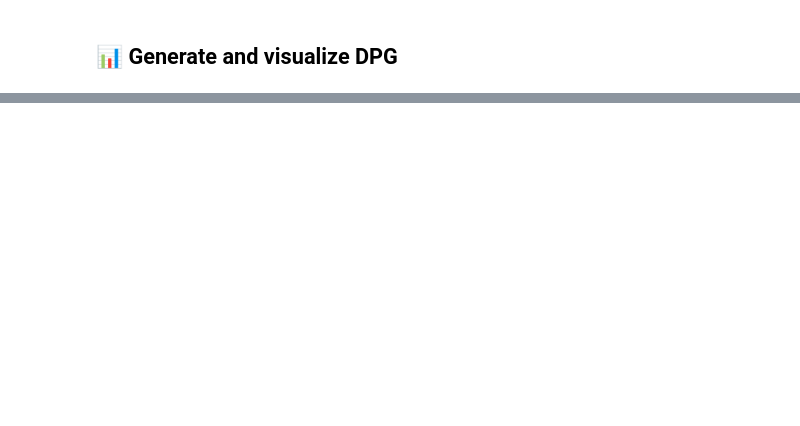
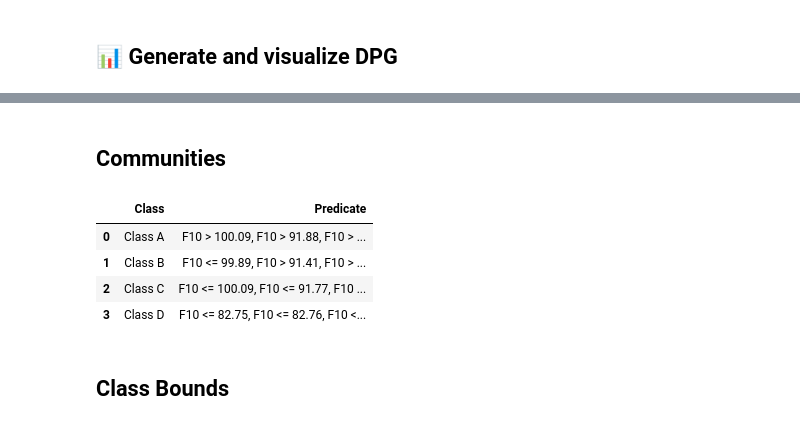
Before and after one commit to LeonardoArrighi/DPG, a Jupyter notebook: examples/example_dpg_notebook.ipynb, the cells around one changed output, grey strips where cells are left out. Drawn from its saved outputs; the diff is of its cells as text; code cells hidden in the pictures; blank space fills up the shorter version.

```diff
--- a/examples/example_dpg_notebook.ipynb
+++ b/examples/example_dpg_notebook.ipynb
@@ -43,0 +58,25 @@ plot_dpg("dpg_output.png", dot, df_nodes, dpg_metrics, save_dir="../datasets", c
+# %% [markdown]
+## Communities
+# %%
+import pandas as pd
+
+rows = []
+for group in dpg_metrics["Communities"]:
+    class_name = [s for s in group if s.startswith("Class")][0]
+    predicates = group - {class_name}
+    for pred in predicates:
+        rows.append({"Class": class_name, "Predicate": pred})
+
+df = pd.DataFrame(rows)
+
+# Group predicates by class
+grouped_df = df.groupby("Class")["Predicate"].apply(lambda x: ", ".join(sorted(x))).reset_index()
+grouped_df
+# %% [output]
+|  | Class | Predicate |
+| 0 | Class A | F10 > 100.09, F10 > 91.88, F10 > ... |
+| 1 | Class B | F10 <= 99.89, F10 > 91.41, F10 > ... |
+| 2 | Class C | F10 <= 100.09, F10 <= 91.77, F10 ... |
+| 3 | Class D | F10 <= 82.75, F10 <= 82.76, F10 <... |
+# %% [markdown]
+## Class Bounds
```
Also changed, not shown: parts of 5 cells of this notebook.
